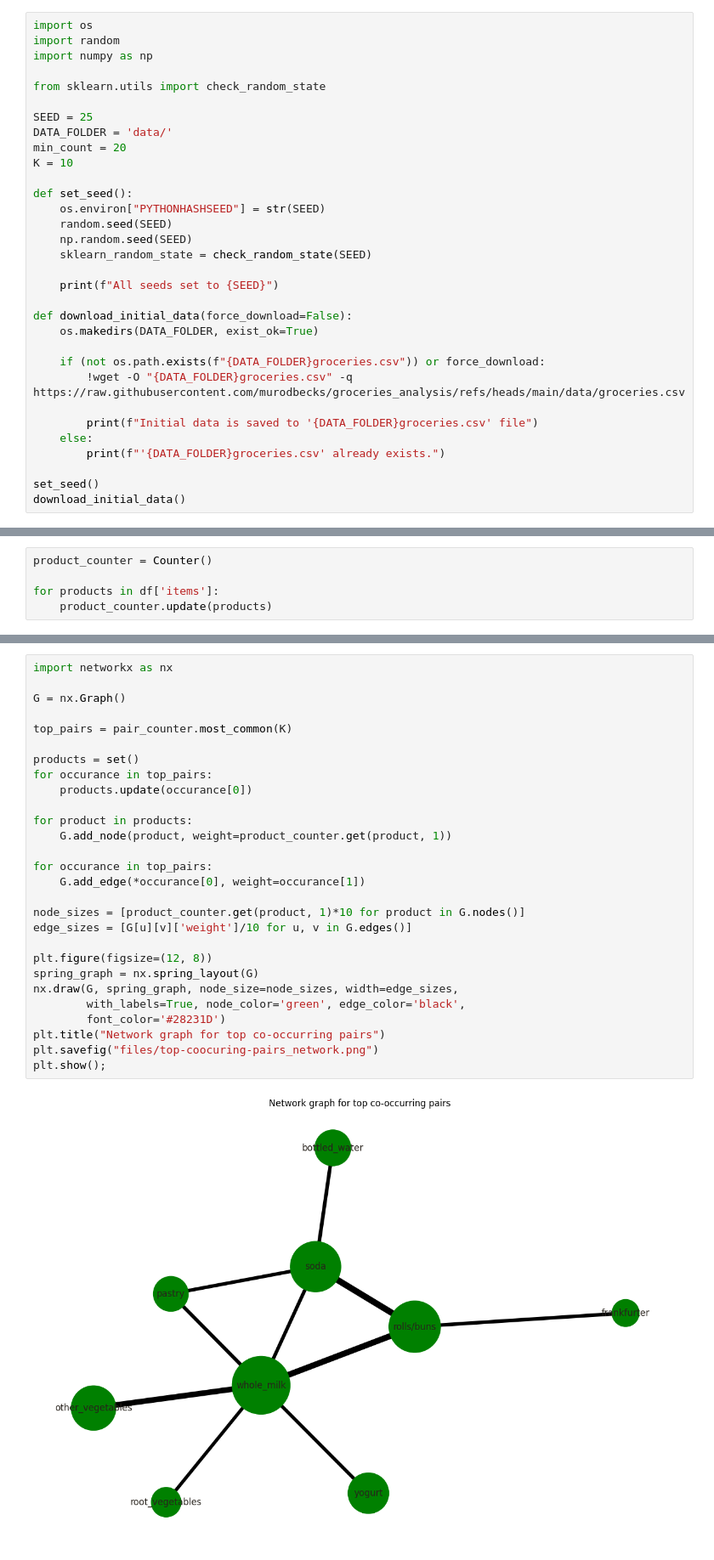
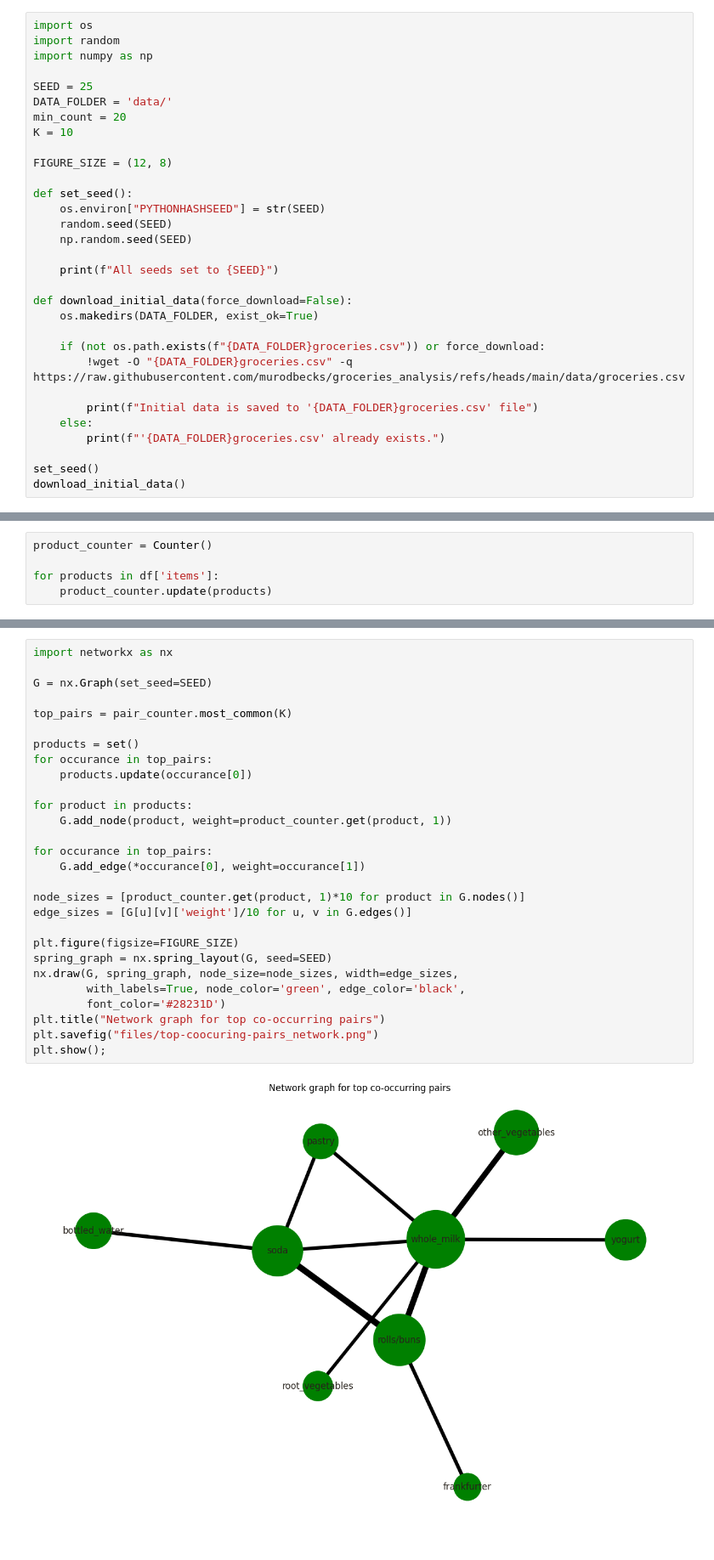
Before and after one commit to murodbecks/groceries_analysis, a Jupyter notebook: groceries_analysis.ipynb, the cells around one changed output, grey strips where cells are left out. Shown at 85% size. Saved outputs shown, nothing was run; the diff lists cells and outputs as text.

```diff
--- a/groceries_analysis.ipynb
+++ b/groceries_analysis.ipynb
@@ -31,19 +30,18 @@ Feel free to change to your preferences
 import os
 import random
 import numpy as np
-
-from sklearn.utils import check_random_state
 
 SEED = 25
 DATA_FOLDER = 'data/'
 min_count = 20
 K = 10
 
+FIGURE_SIZE = (12, 8)
+
 def set_seed():
     os.environ["PYTHONHASHSEED"] = str(SEED)
     random.seed(SEED)
     np.random.seed(SEED)
-    sklearn_random_state = check_random_state(SEED)
 
     print(f"All seeds set to {SEED}")
 
@@ -477,30 +517,30 @@ Network graph for top co-occurring pairs:
 # %%
 import networkx as nx
 
-G = nx.Graph()
+G = nx.Graph(set_seed=SEED)
 
 top_pairs = pair_counter.most_common(K)
 
 products = set()
 for occurance in top_pairs:
     products.update(occurance[0])
 
 for product in products:
     G.add_node(product, weight=product_counter.get(product, 1))
 
 for occurance in top_pairs:
     G.add_edge(*occurance[0], weight=occurance[1])
 
 node_sizes = [product_counter.get(product, 1)*10 for product in G.nodes()]
 edge_sizes = [G[u][v]['weight']/10 for u, v in G.edges()]
 
-plt.figure(figsize=(12, 8))
-spring_graph = nx.spring_layout(G)
+plt.figure(figsize=FIGURE_SIZE)
+spring_graph = nx.spring_layout(G, seed=SEED)
 nx.draw(G, spring_graph, node_size=node_sizes, width=edge_sizes,
         with_labels=True, node_color='green', edge_color='black',
         font_color='#28231D')
 plt.title("Network graph for top co-occurring pairs")
 plt.savefig("files/top-coocuring-pairs_network.png")
 plt.show();
 # %% [output]
-[figure, old version]
+[figure, new version]
```
Also changed, not shown: parts of 43 cells of this notebook, 6 other files.
